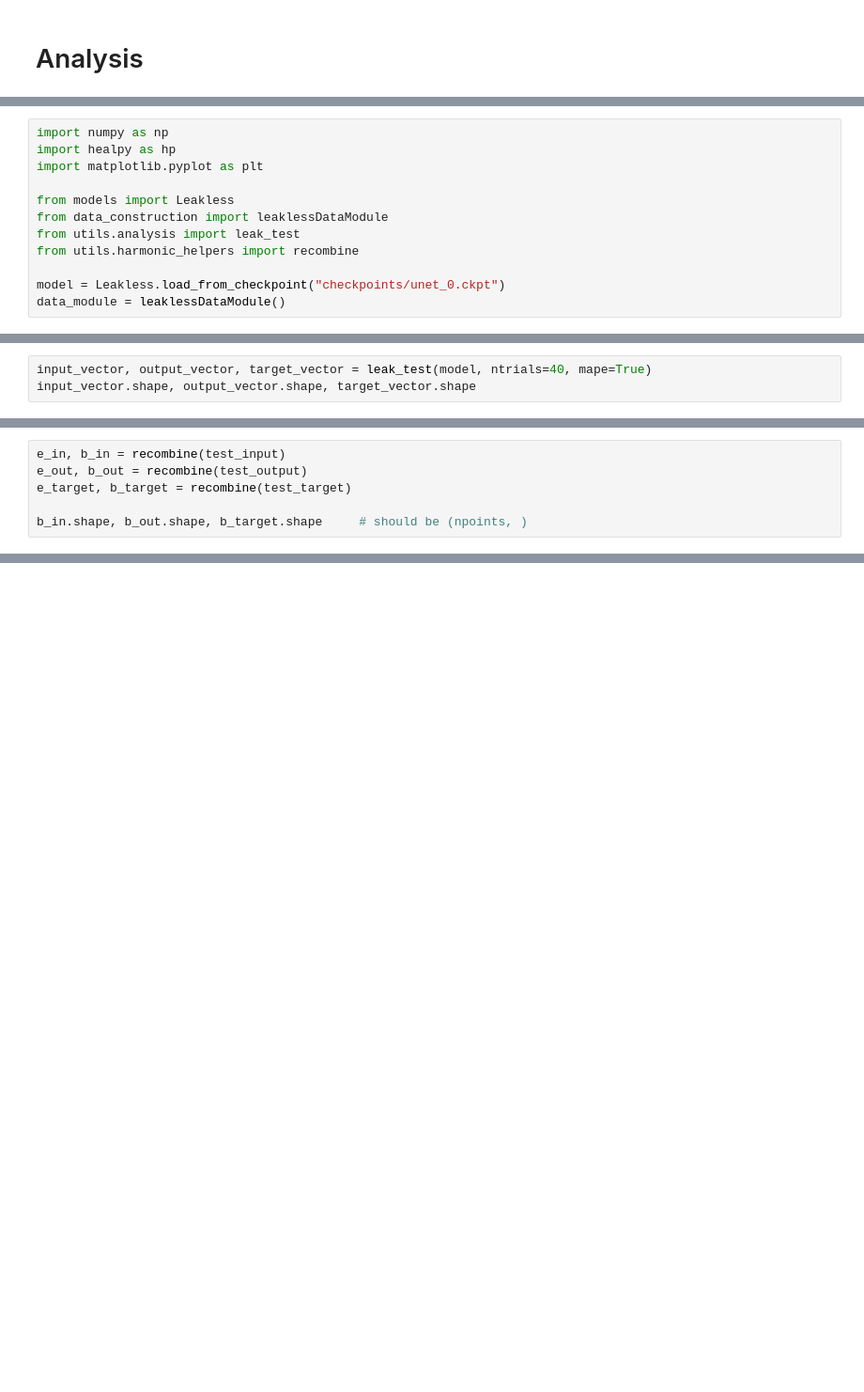
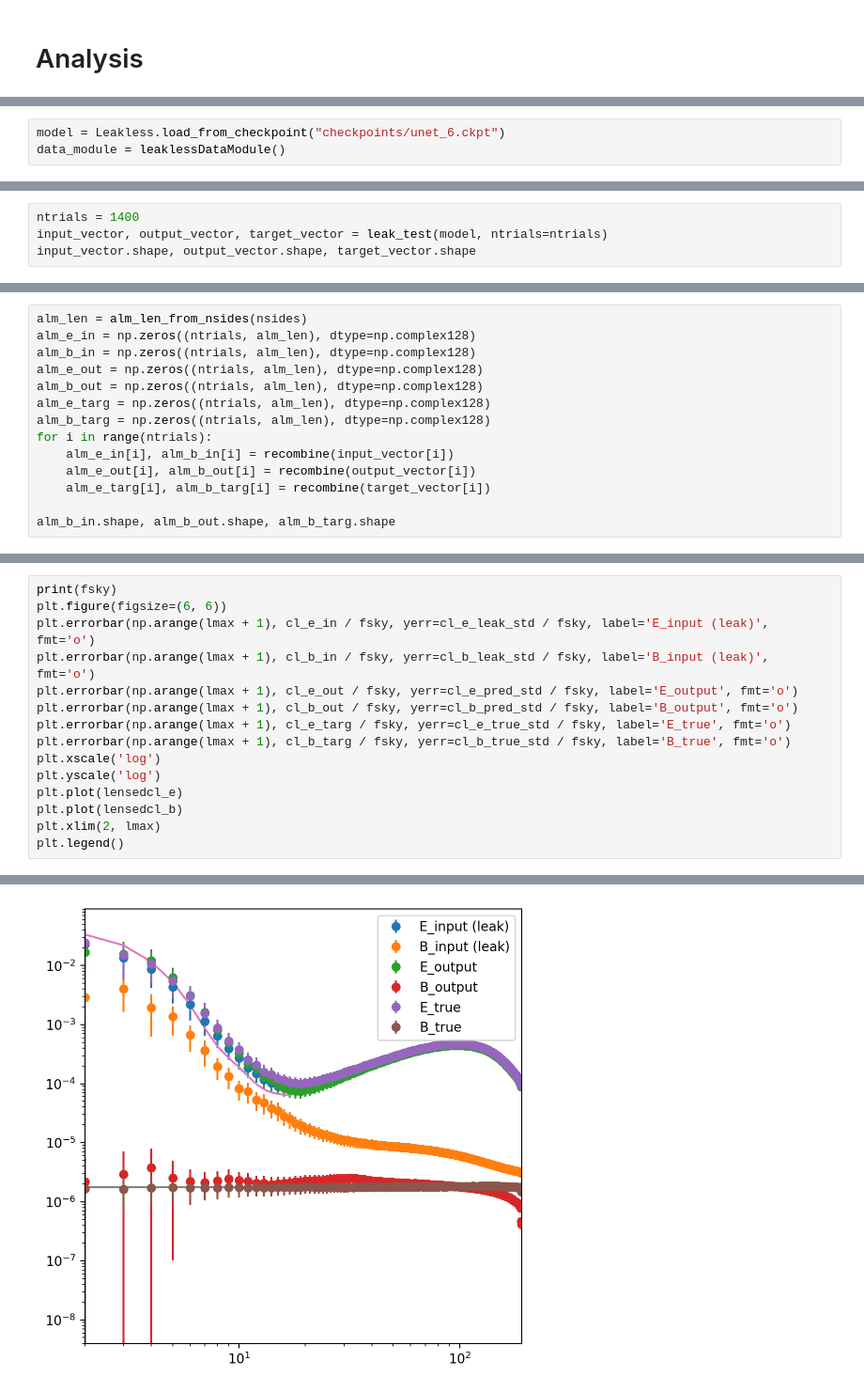
Before and after one commit to ev-watson/leakless, a Jupyter notebook: workspace.ipynb, the cells around one changed output, grey strips where cells are left out. Shown at 94% size. Drawn from its saved outputs; the diff is of its cells as text; blank space fills up the shorter version.

```diff
--- a/workspace.ipynb
+++ b/workspace.ipynb
@@ -152,13 +173,4 @@ plt.legend()
 # %%
-import numpy as np
-import healpy as hp
-import matplotlib.pyplot as plt
-
-from models import Leakless
-from data_construction import leaklessDataModule
-from utils.analysis import leak_test
-from utils.harmonic_helpers import recombine
-
-model = Leakless.load_from_checkpoint("checkpoints/unet_0.ckpt")
+model = Leakless.load_from_checkpoint("checkpoints/unet_6.ckpt")
 data_module = leaklessDataModule()
 # %% [output]
@@ -166,5 +198,6 @@ data_module = leaklessDataModule()
 # %%
-input_vector, output_vector, target_vector = leak_test(model, ntrials=40, mape=True)
+ntrials = 1400
+input_vector, output_vector, target_vector = leak_test(model, ntrials=ntrials)
 input_vector.shape, output_vector.shape, target_vector.shape
 # %% [output]
 ############################################
@@ -205,7 +210,15 @@ test_input.shape, test_output.shape, test_target.shape      # should be (4, npoi
 # %%
-e_in, b_in = recombine(test_input)
-e_out, b_out = recombine(test_output)
-e_target, b_target = recombine(test_target)
+alm_len = alm_len_from_nsides(nsides)
+alm_e_in = np.zeros((ntrials, alm_len), dtype=np.complex128)
+alm_b_in = np.zeros((ntrials, alm_len), dtype=np.complex128)
+alm_e_out = np.zeros((ntrials, alm_len), dtype=np.complex128)
+alm_b_out = np.zeros((ntrials, alm_len), dtype=np.complex128)
+alm_e_targ = np.zeros((ntrials, alm_len), dtype=np.complex128)
+alm_b_targ = np.zeros((ntrials, alm_len), dtype=np.complex128)
+for i in range(ntrials):
+    alm_e_in[i], alm_b_in[i] = recombine(input_vector[i])
+    alm_e_out[i], alm_b_out[i] = recombine(output_vector[i])
+    alm_e_targ[i], alm_b_targ[i] = recombine(target_vector[i])
 
-b_in.shape, b_out.shape, b_target.shape     # should be (npoints, )
+alm_b_in.shape, alm_b_out.shape, alm_b_targ.shape
 # %% [output]
@@ -226,0 +261,16 @@ plt.legend()
+# %%
+print(fsky)
+plt.figure(figsize=(6, 6))
+plt.errorbar(np.arange(lmax + 1), cl_e_in / fsky, yerr=cl_e_leak_std / fsky, label='E_input (leak)', fmt='o')
+plt.errorbar(np.arange(lmax + 1), cl_b_in / fsky, yerr=cl_b_leak_std / fsky, label='B_input (leak)', fmt='o')
+plt.errorbar(np.arange(lmax + 1), cl_e_out / fsky, yerr=cl_e_pred_std / fsky, label='E_output', fmt='o')
+plt.errorbar(np.arange(lmax + 1), cl_b_out / fsky, yerr=cl_b_pred_std / fsky, label='B_output', fmt='o')
+plt.errorbar(np.arange(lmax + 1), cl_e_targ / fsky, yerr=cl_e_true_std / fsky, label='E_true', fmt='o')
+plt.errorbar(np.arange(lmax + 1), cl_b_targ / fsky, yerr=cl_b_true_std / fsky, label='B_true', fmt='o')
+plt.xscale('log')
+plt.yscale('log')
+plt.plot(lensedcl_e)
+plt.plot(lensedcl_b)
+plt.xlim(2, lmax)
+plt.legend()
+# %% [output]
@@ -226,0 +279 @@ plt.legend()
+[figure, added]
```
Also changed, not shown: parts of 18 cells of this notebook, 10 other files.
